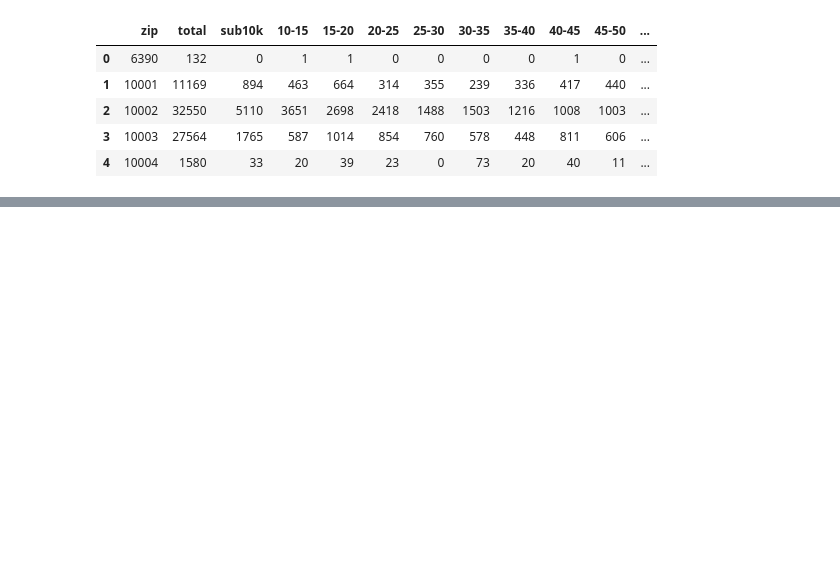
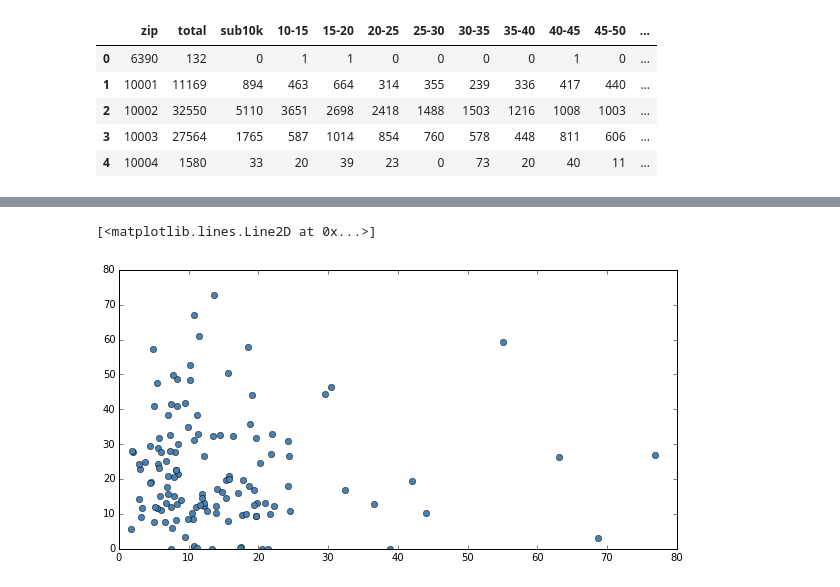
Before and after one commit to fedhere/PUI2015_EC, a Jupyter notebook: ry692/ry692_EC.ipynb, the cells around one changed output, grey strips where cells are left out. Drawn from its saved outputs; the diff is of its cells as text; code cells hidden in the pictures; blank space fills up the shorter version.

```diff
--- a/ry692/ry692_EC.ipynb
+++ b/ry692/ry692_EC.ipynb
@@ -88,0 +90,5 @@ school_poverty.head()
+# %%
+scores['lowELApct'] = scores['ELA_L1']/scores['ELA_NumTested']*100
+scores['lowMathpct'] = scores['M_L1']/scores['M_NumTested']*100
+scores = scores[['lowELApct','lowMathpct','ELA_meanscore','M_meanscore','Name','ELA_NumTested','M_NumTested']]
+scores.head()
@@ -88,0 +102,6 @@ school_poverty.head()
+# %%
+school_all=pd.merge(school_poverty, scores, left_on='Name', right_on='Name', how='left')
+school_all=school_all.drop('Location Name',1)
+school_all['phomeless_M']=school_all['NumHomeless']/school_all['M_NumTested']*100
+school_all['phomeless_ELA']=school_all['NumHomeless']/school_all['ELA_NumTested']*100
+school_all.head(30)
@@ -88,0 +127,7 @@ school_poverty.head()
+# %%
+fig = pl.figure(7,figsize=(10,5))
+ax = fig.add_subplot(111)
+ax.plot(school_all['phomeless_M'], school_all['lowMathpct'], 'o', color='SteelBlue')
+# %% [output]
+[<matplotlib.lines.Line2D at 0x...>]
+[figure, added]
```
Also changed, not shown: parts of 14 cells of this notebook, 5 other files.
